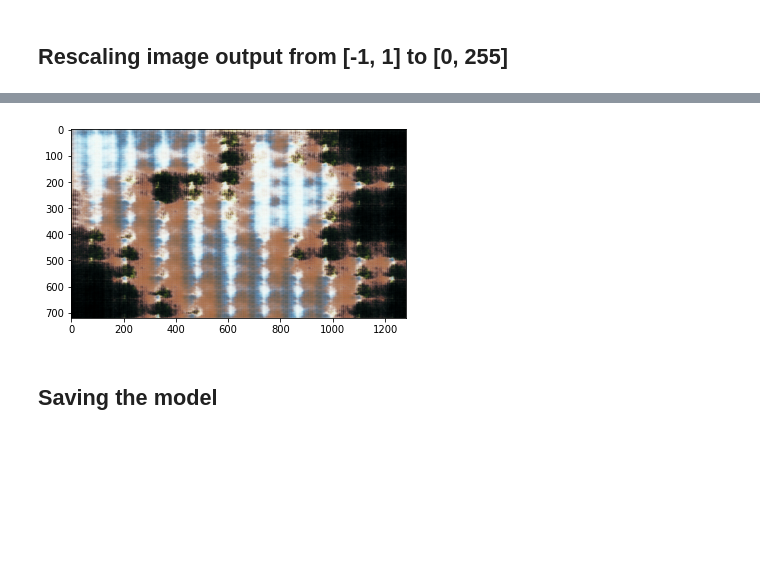
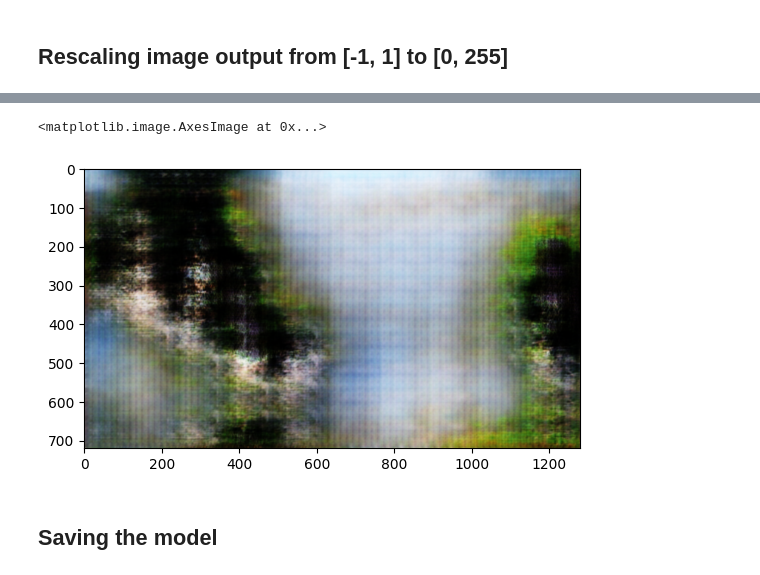
Before and after one commit to Capstone-Fall-22/art-generator, a Jupyter notebook: experiments/DCGAN_experimentation.ipynb, the cells around one changed output, grey strips where cells are left out. Saved outputs shown, nothing was run; the diff lists cells and outputs as text; code cells hidden in the pictures; blank space fills up the shorter version.

```diff
--- a/experiments/DCGAN_experimentation.ipynb
+++ b/experiments/DCGAN_experimentation.ipynb
@@ -275,3 +277,10 @@ generator = tf.keras.models.load_model('/content/generator')
 WARNING:tensorflow:No training configuration found in save file, so the model was *not* compiled. Compile it manually.
 # %% [markdown]
 ## Rescaling image output from [-1, 1] to [0, 255]
+# %%
+import numpy as np
+import matplotlib.pyplot as plt
+import tensorflow as tf
+
+gen = tf.keras.models.load_model('./models/generator_10_epochs')
+gen.compile()
@@ -278,18 +309,16 @@ WARNING:tensorflow:No training configuration found in save file, so the model wa
 # %%
-import numpy as np
-import matplotlib.pyplot as plt
-
 rand_seed = tf.random.normal([1, 100])
-image = generator(rand_seed, training=False)[0]
+image = gen(rand_seed, training=False)[0]
 image = image.numpy()
 image = ((image - np.min(image)) * 255) / (np.max(image) - np.min(image))
 # image
 # image = ((image * 127.5) + 127.5)
 image = image.astype(np.uint8)
 plt.imshow(image)
-plt.savefig('/content/example_1_epoch.png')
+# plt.savefig('/content/example_1_epoch.png')
 # %% [output]
+<matplotlib.image.AxesImage at 0x...>
-[figure, old version]
+[figure, new version]
 # %%
 image = (image + 1)/(2) * 255
 np.min(image), np.max(image)
```
Also changed, not shown: parts of 11 cells of this notebook, 3 other files.
